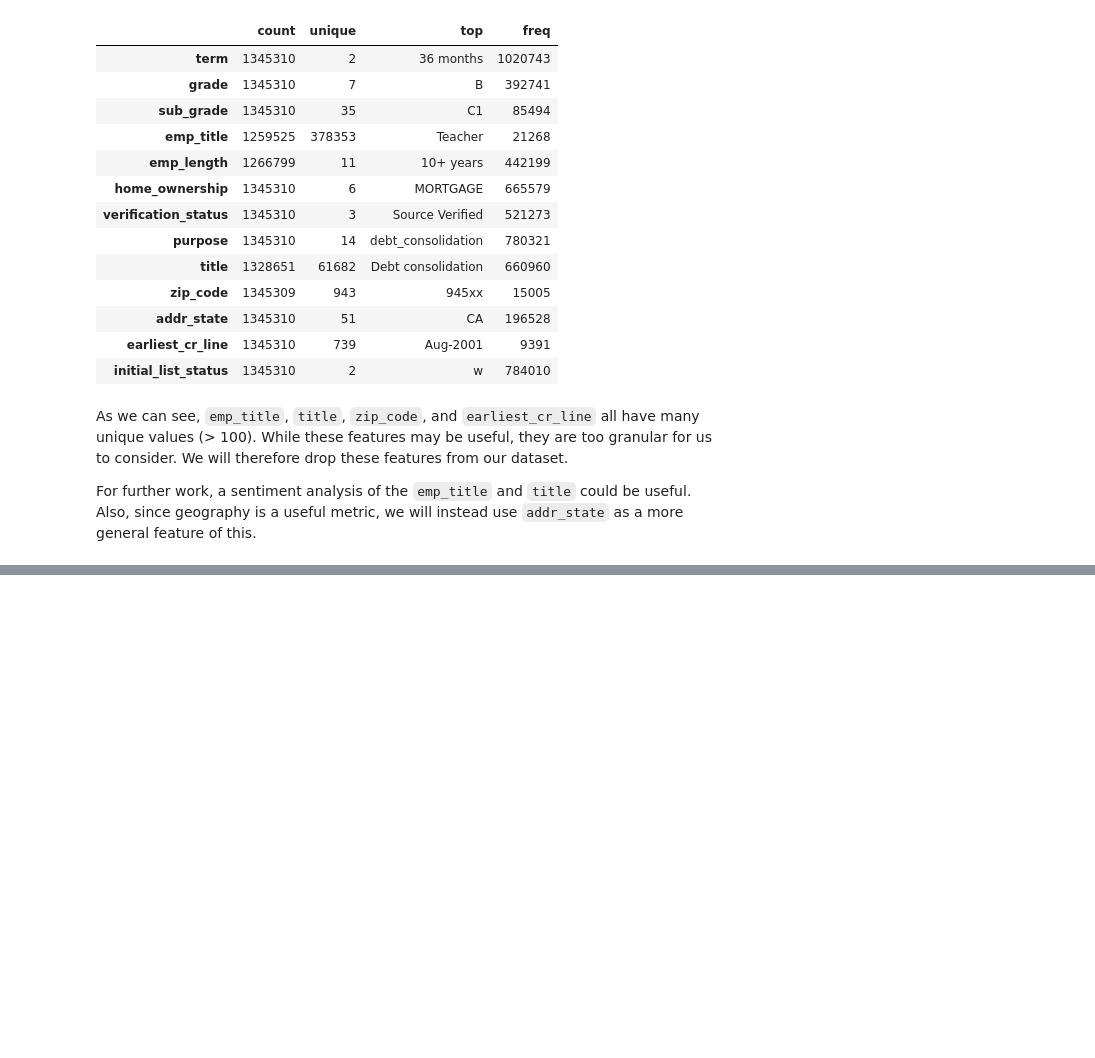
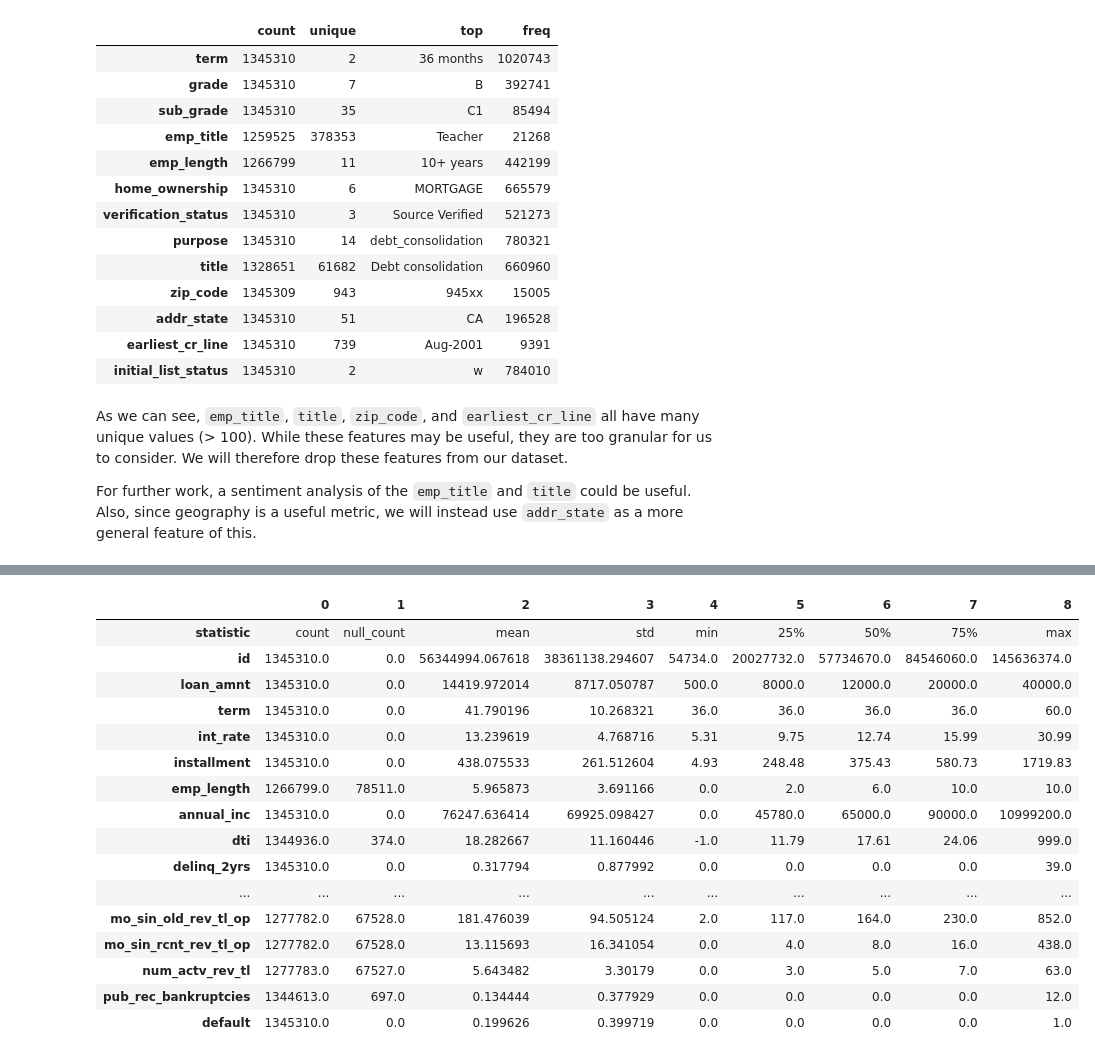
Before and after one commit to george-mitchell/Predicting-Loan-Default, a Jupyter notebook: Loan_Default.ipynb, the cells around one changed output, grey strips where cells are left out. Drawn from its saved outputs; the diff is of its cells as text; code cells hidden in the pictures; blank space fills up the shorter version.

```diff
--- a/Loan_Default.ipynb
+++ b/Loan_Default.ipynb
@@ -146,0 +202,22 @@ loans_df = loans_df.drop(["emp_title", "title", "zip_code", "earliest_cr_line"])
+# %%
+num_vars = loans_df.select(cs.by_dtype(pl.NUMERIC_DTYPES)).columns
+
+loans_df[num_vars].describe().to_pandas().T
+# %% [output]
+|  | 0 | 1 | 2 | 3 | 4 | 5 | 6 | 7 | 8 |
+| statistic | count | null_count | mean | std | min | 25% | 50% | 75% | max |
+| id | 1345310.0 | 0.0 | 56344994.067618 | 38361138.294607 | 54734.0 | 20027732.0 | 57734670.0 | 84546060.0 | 145636374.0 |
+| loan_amnt | 1345310.0 | 0.0 | 14419.972014 | 8717.050787 | 500.0 | 8000.0 | 12000.0 | 20000.0 | 40000.0 |
+| term | 1345310.0 | 0.0 | 41.790196 | 10.268321 | 36.0 | 36.0 | 36.0 | 36.0 | 60.0 |
+| int_rate | 1345310.0 | 0.0 | 13.239619 | 4.768716 | 5.31 | 9.75 | 12.74 | 15.99 | 30.99 |
+| installment | 1345310.0 | 0.0 | 438.075533 | 261.512604 | 4.93 | 248.48 | 375.43 | 580.73 | 1719.83 |
+| emp_length | 1266799.0 | 78511.0 | 5.965873 | 3.691166 | 0.0 | 2.0 | 6.0 | 10.0 | 10.0 |
+| annual_inc | 1345310.0 | 0.0 | 76247.636414 | 69925.098427 | 0.0 | 45780.0 | 65000.0 | 90000.0 | 10999200.0 |
+| dti | 1344936.0 | 374.0 | 18.282667 | 11.160446 | -1.0 | 11.79 | 17.61 | 24.06 | 999.0 |
+| delinq_2yrs | 1345310.0 | 0.0 | 0.317794 | 0.877992 | 0.0 | 0.0 | 0.0 | 0.0 | 39.0 |
+| ... | ... | ... | ... | ... | ... | ... | ... | ... | ... |
+| mo_sin_old_rev_tl_op | 1277782.0 | 67528.0 | 181.476039 | 94.505124 | 2.0 | 117.0 | 164.0 | 230.0 | 852.0 |
+| mo_sin_rcnt_rev_tl_op | 1277782.0 | 67528.0 | 13.115693 | 16.341054 | 0.0 | 4.0 | 8.0 | 16.0 | 438.0 |
+| num_actv_rev_tl | 1277783.0 | 67527.0 | 5.643482 | 3.30179 | 0.0 | 3.0 | 5.0 | 7.0 | 63.0 |
+| pub_rec_bankruptcies | 1344613.0 | 697.0 | 0.134444 | 0.377929 | 0.0 | 0.0 | 0.0 | 0.0 | 12.0 |
+| default | 1345310.0 | 0.0 | 0.199626 | 0.399719 | 0.0 | 0.0 | 0.0 | 0.0 | 1.0 |
```
Also changed, not shown: parts of 10 cells of this notebook.
